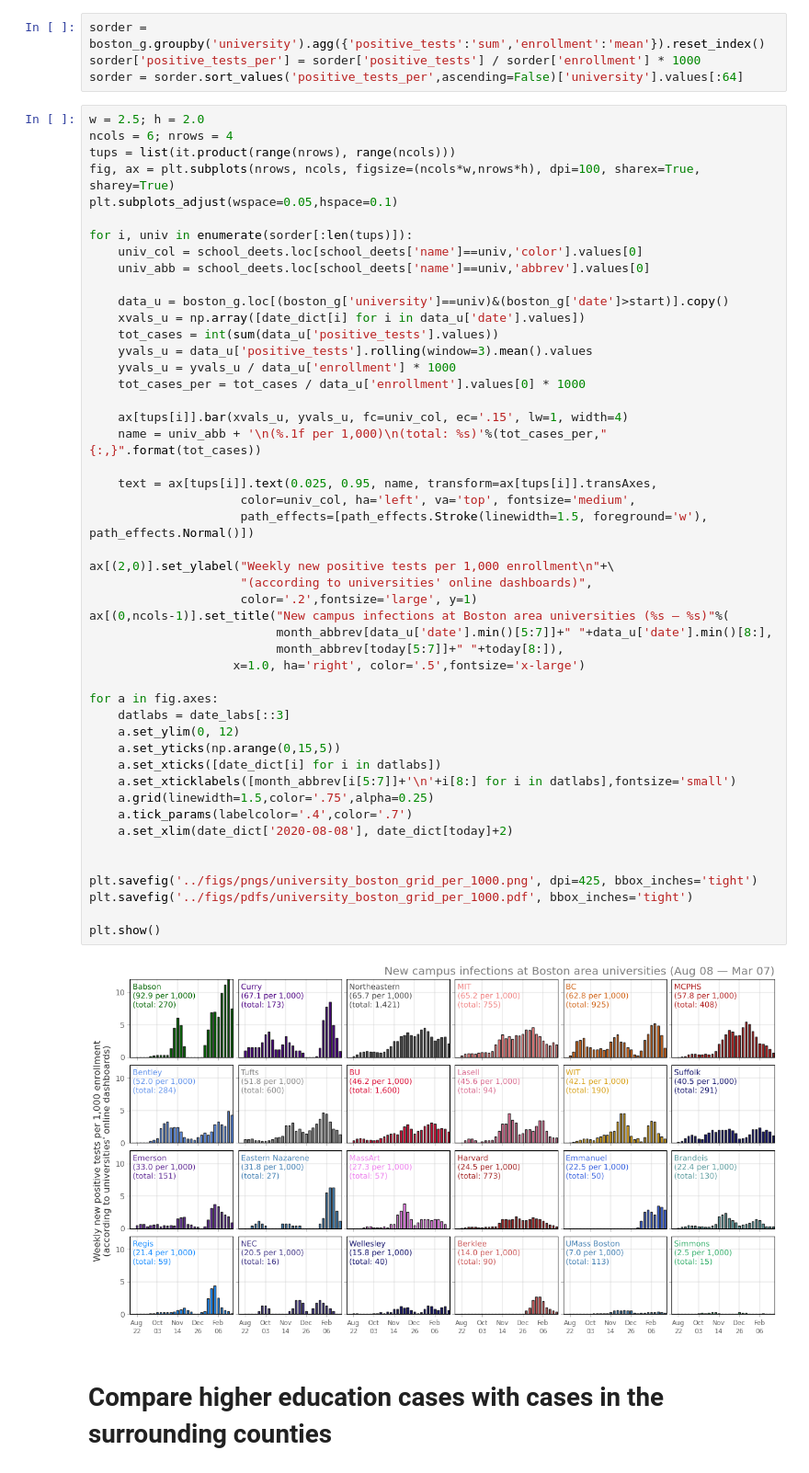
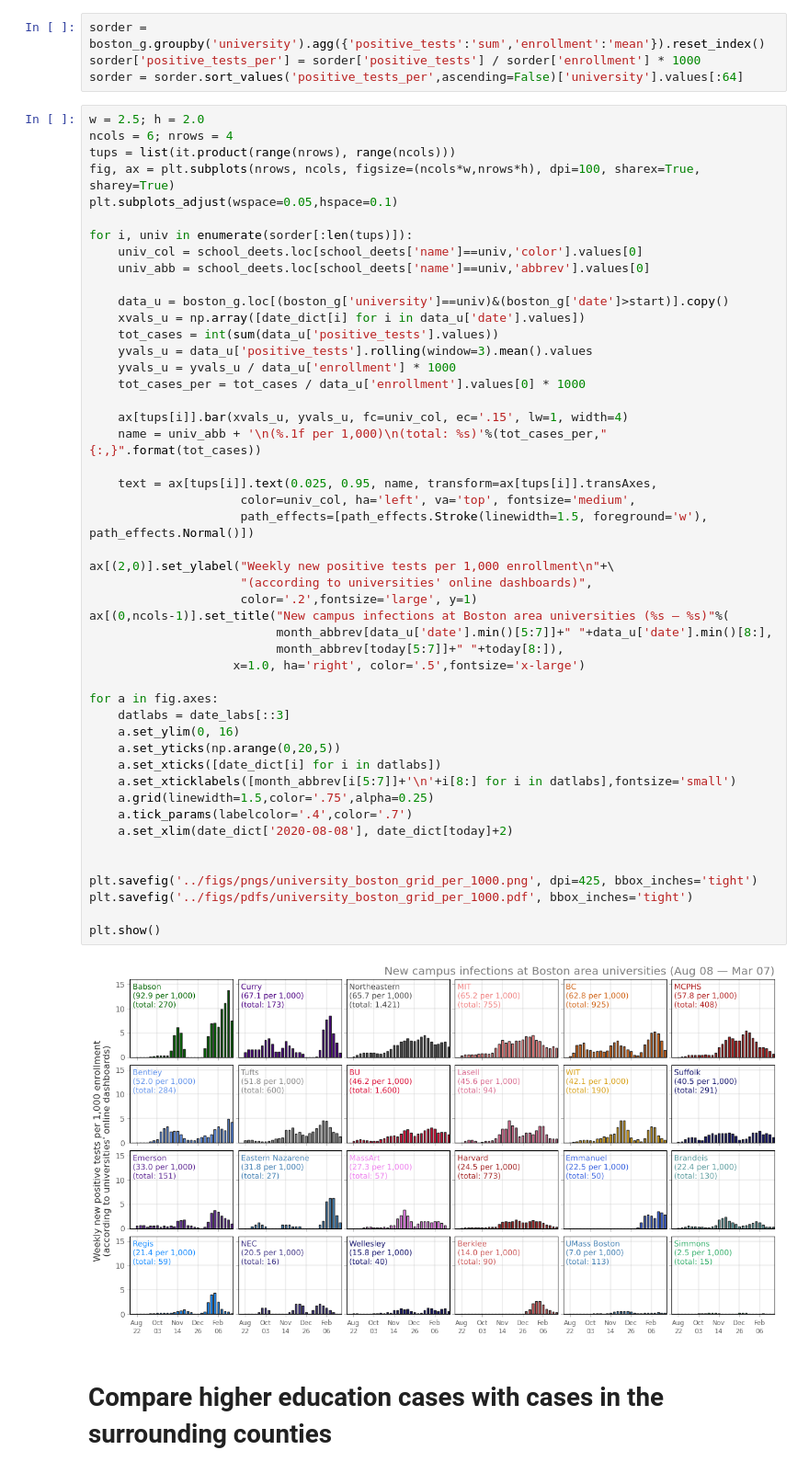
Before and after one commit to jkbren/massachusetts-higher-ed-covid, a Jupyter notebook: code/universities-in-boston.ipynb, the cells around one changed output. Shown at 92% size. Saved outputs shown, nothing was run; the diff lists cells and outputs as text.

```diff
--- a/code/universities-in-boston.ipynb
+++ b/code/universities-in-boston.ipynb
@@ -303,36 +303,36 @@ for i, univ in enumerate(sorder[:len(tups)]):
 
     ax[tups[i]].bar(xvals_u, yvals_u, fc=univ_col, ec='.15', lw=1, width=4)
     name = univ_abb + '\n(%.1f per 1,000)\n(total: %s)'%(tot_cases_per,"{:,}".format(tot_cases))
 
     text = ax[tups[i]].text(0.025, 0.95, name, transform=ax[tups[i]].transAxes,
                      color=univ_col, ha='left', va='top', fontsize='medium',
                      path_effects=[path_effects.Stroke(linewidth=1.5, foreground='w'), path_effects.Normal()])
 
 ax[(2,0)].set_ylabel("Weekly new positive tests per 1,000 enrollment\n"+\
                      "(according to universities' online dashboards)",
                      color='.2',fontsize='large', y=1)
 ax[(0,ncols-1)].set_title("New campus infections at Boston area universities (%s — %s)"%(
                           month_abbrev[data_u['date'].min()[5:7]]+" "+data_u['date'].min()[8:],
                           month_abbrev[today[5:7]]+" "+today[8:]),
                     x=1.0, ha='right', color='.5',fontsize='x-large')
 
 for a in fig.axes:
     datlabs = date_labs[::3]
-    a.set_ylim(0, 12)
-    a.set_yticks(np.arange(0,15,5))
+    a.set_ylim(0, 16)
+    a.set_yticks(np.arange(0,20,5))
     a.set_xticks([date_dict[i] for i in datlabs])
     a.set_xticklabels([month_abbrev[i[5:7]]+'\n'+i[8:] for i in datlabs],fontsize='small')
     a.grid(linewidth=1.5,color='.75',alpha=0.25)
     a.tick_params(labelcolor='.4',color='.7')
     a.set_xlim(date_dict['2020-08-08'], date_dict[today]+2)
 
 
 plt.savefig('../figs/pngs/university_boston_grid_per_1000.png', dpi=425, bbox_inches='tight')
 plt.savefig('../figs/pdfs/university_boston_grid_per_1000.pdf', bbox_inches='tight')
 
 plt.show()
 # %% [output]
-[figure, old version]
+[figure, new version]
 # %% [markdown]
 # Compare higher education cases with cases in the surrounding counties
 # %%
```
Also changed, not shown: parts of 1 cell of this notebook, 16 other files.
